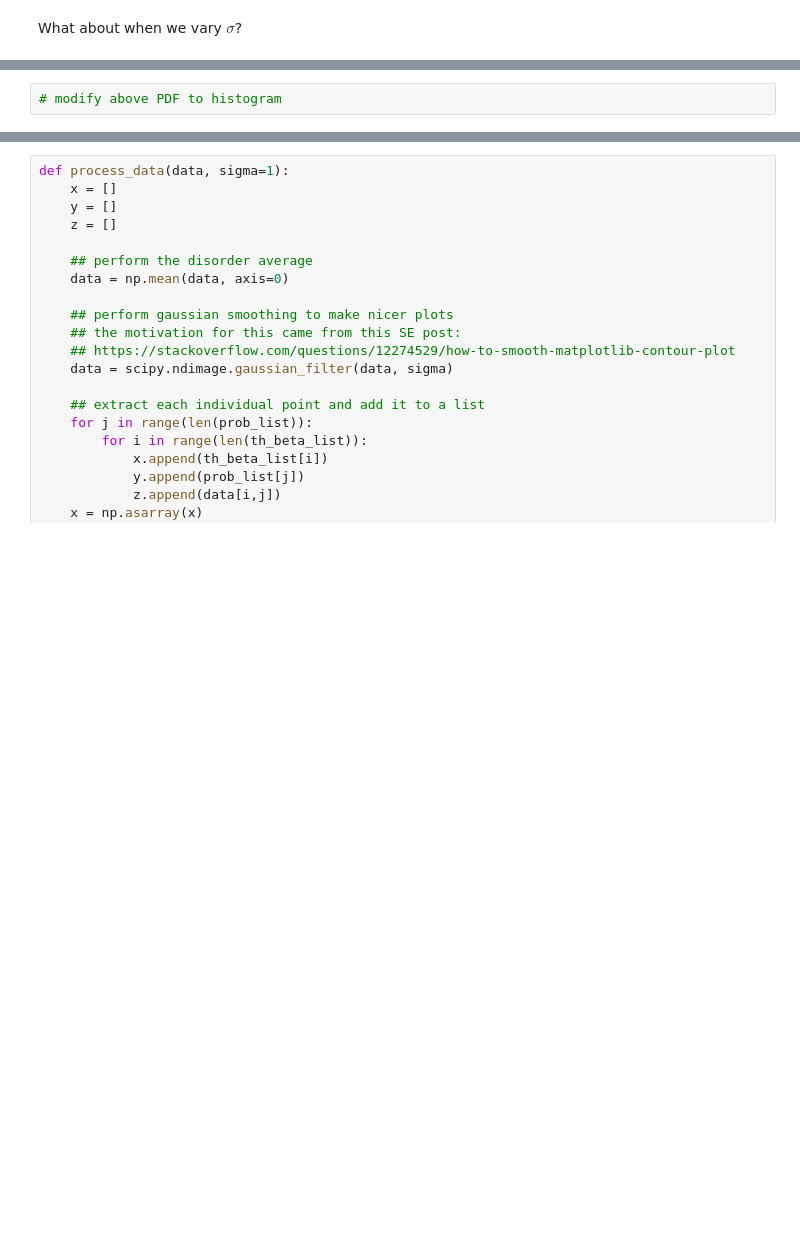
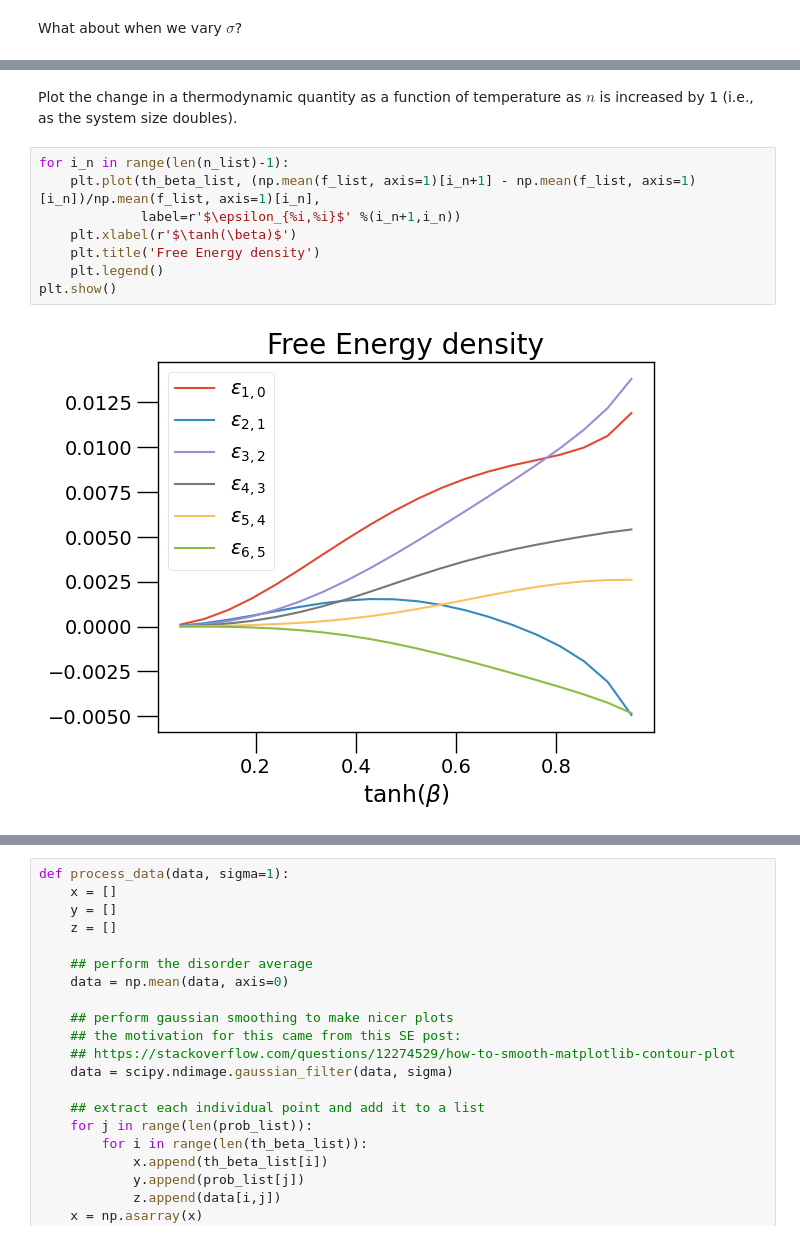
Before and after one commit to gshartnett/hierarchical, a Jupyter notebook: hierarchical parity model.ipynb, the cells around one changed output, grey strips where cells are left out. Saved outputs shown, nothing was run; the diff lists cells and outputs as text; blank space fills up the shorter version.

```diff
--- a/hierarchical parity model.ipynb
+++ b/hierarchical parity model.ipynb
@@ -213,2 +222,12 @@ for i_n in range(len(n_list)):
-# %%
-# modify above PDF to histogram
+# %% [markdown]
+Plot the change in a thermodynamic quantity as a function of temperature as $n$ is increased by 1 (i.e., as the system size doubles).
+# %%
+for i_n in range(len(n_list)-1):
+    plt.plot(th_beta_list, (np.mean(f_list, axis=1)[i_n+1] - np.mean(f_list, axis=1)[i_n])/np.mean(f_list, axis=1)[i_n],
+             label=r'$\epsilon_{%i,%i}$' %(i_n+1,i_n))
+    plt.xlabel(r'$\tanh(\beta)$')
+    plt.title('Free Energy density')
+    plt.legend()
+plt.show()
+# %% [output]
+[figure, added]
```
Also changed, not shown: parts of 48 cells of this notebook, 12 other files.
